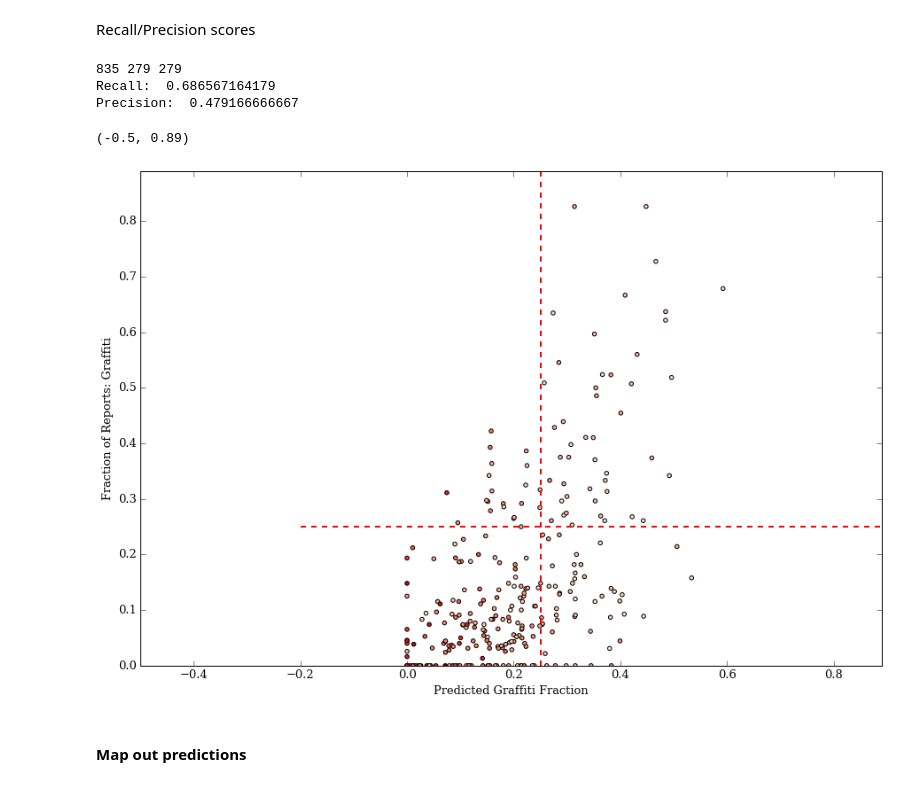
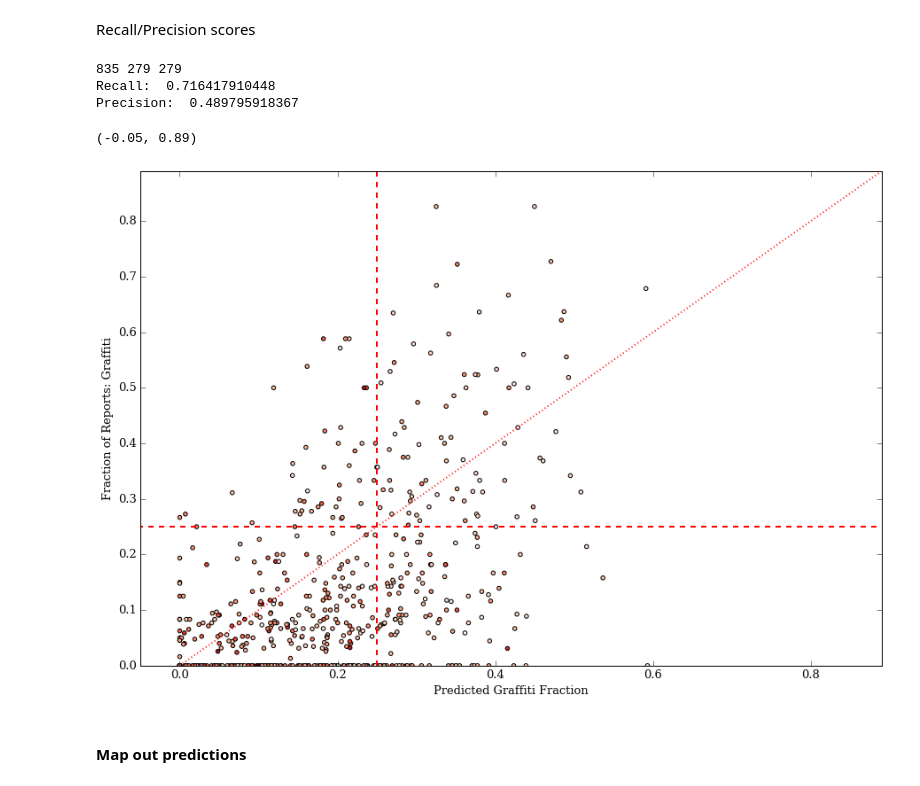
Before and after one commit to katiesch/insight2016, a Jupyter notebook: modeling_work.ipynb, the cells around one changed output. Saved outputs shown, nothing was run; the diff lists cells and outputs as text; code cells hidden in the pictures.

```diff
--- a/modeling_work.ipynb
+++ b/modeling_work.ipynb
@@ -416,7 +416,7 @@ array(['Unnamed: 0', 'tract', 'blockgroup', 'count', 'graffiti_count',
        'limited_english_households_spanish_per', 'cv_count', 'crime_count',
        'crime_per_cap', 'predicted_labels', 'true_predict'], dtype=object)
 # %%
-fml = 'graffiti_per ~ white_per + median_house_income + cent_lon + cent_lat + baa_per + median_home_value + ownerocc_per + publica_per + median_age + median_contract_rent + rep_per_cap + limited_english_households_per + total_pop + sl_density'
+fml = 'graffiti_per ~ white_per + median_house_income + cent_lon + cent_lat + baa_per + median_home_value + ownerocc_per + publica_per + median_age + median_contract_rent + rep_per_cap + limited_english_households_per + total_pop + sl_density + male_61plus + female_61plus'
 #fml = 'graffiti_per ~ latin_per + median_house_income'
 # %%
 model = smf.ols(fml, training_set).fit()
@@ -511,7 +511,7 @@ Recall/Precision scores
 gscore = np.array(census_trimmed['graffiti_per'])
 counter = np.array(census_trimmed['count'])
 
-report_limit2 = 22.
+report_limit2 = 10.
 
 gr_index = np.where((gscore>=graffiti_threshold) & (counter>=report_limit))[0]
 gp_index = np.where((gscore<graffiti_threshold) & (counter>=report_limit))[0]
@@ -541,32 +541,32 @@ print 'Recall: ', recall_score(gscore_ed, predicted_gscore_ed, pos_label=1)
 print 'Precision: ',precision_score(gscore_ed, predicted_gscore_ed, pos_label=1)
 # %% [output]
 835 279 279
-Recall:  0.686567164179
-Precision:  0.479166666667
+Recall:  0.716417910448
+Precision:  0.489795918367
 # %%
 census_trimmed['predicted_labels'] = census_labels
 fig, test = plt.subplots(1,1, figsize=(15,10))
 fig.subplots_adjust(hspace=.5)
 fig.subplots_adjust(wspace=.2)
 
 indexer = np.where(census_trimmed['count']>=report_limit2)[0]
 cs = test.scatter(census_trimmed.loc[indexer, 'predicted_labels'],
                   census_trimmed.loc[indexer, 'graffiti_per'],
-                  c=census_trimmed.loc[indexer, 'median_house_income'], cmap='Reds')
+                  c=census_trimmed.loc[indexer, 'median_age'], cmap='Reds')
 
 test.set_xlabel('Predicted Graffiti Fraction')
 test.set_ylabel('Fraction of Reports: Graffiti')
 #test.plot([0,1.0],[0,1.0], 'r--', lw=2)
 test.plot([graffiti_threshold,graffiti_threshold],[0.0,1.0], 'r--', lw=2)
 test.plot([-0.2,1.0],[graffiti_threshold,graffiti_threshold], 'r--', lw=2)
-
+test.plot([0,1],[0,1], 'r:', lw=2)
 test.set_ylim(0.0,0.89)
-test.set_xlim(-0.5,0.89)
+test.set_xlim(-0.05,0.89)
 
 #test.axis('scaled')
 # %% [output]
-(-0.5, 0.89)
+(-0.05, 0.89)
-[figure, old version]
+[figure, new version]
 # %% [markdown]
 #### Map out predictions
 # %%
```
Also changed, not shown: parts of 6 cells of this notebook.
